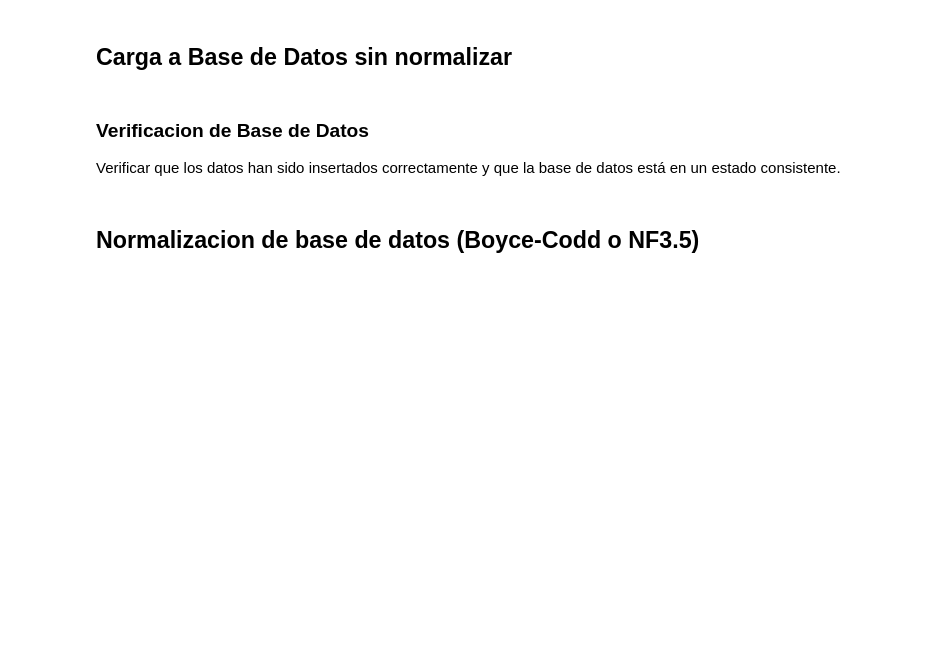
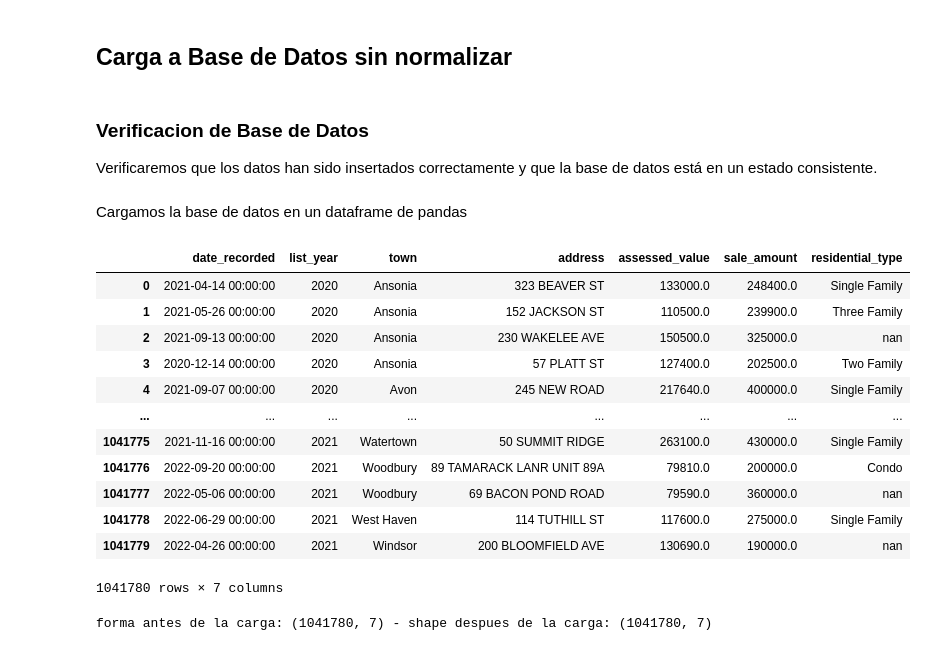
Before and after one commit to maxogod/ETL, a Jupyter notebook: BDD_TP.ipynb, the cells around one changed output. Saved outputs shown, nothing was run; the diff lists cells and outputs as text; code cells hidden in the pictures; blank space fills up the shorter version.

```diff
--- a/BDD_TP.ipynb
+++ b/BDD_TP.ipynb
@@ -487,7 +496,33 @@ conn.close()
 # %% [markdown]
 ### Verificacion de Base de Datos
 
-Verificar que los datos han sido insertados correctamente y que la base de datos está en
+Verificaremos que los datos han sido insertados correctamente y que la base de datos está en
 un estado consistente.
-# %% [markdown]
-## Normalizacion de base de datos (Boyce-Codd o NF3.5)
+# %%
+# Connect to the database
+conn = sqlite3.connect(root_path + 'Dataset/sin_normalizar.sqlite3')
+cursor = conn.cursor()
+# %% [markdown]
+Cargamos la base de datos en un dataframe de pandas
+# %%
+query = 'SELECT * FROM real_estate'
+verif_df = pd.read_sql_query(query, conn)
+verif_df
+# %% [output]
+|  | date_recorded | list_year | town | address | assessed_value | sale_amount | residential_type |
+| 0 | 2021-04-14 00:00:00 | 2020 | Ansonia | 323 BEAVER ST | 133000.0 | 248400.0 | Single Family |
+| 1 | 2021-05-26 00:00:00 | 2020 | Ansonia | 152 JACKSON ST | 110500.0 | 239900.0 | Three Family |
+| 2 | 2021-09-13 00:00:00 | 2020 | Ansonia | 230 WAKELEE AVE | 150500.0 | 325000.0 | nan |
+| 3 | 2020-12-14 00:00:00 | 2020 | Ansonia | 57 PLATT ST | 127400.0 | 202500.0 | Two Family |
+| 4 | 2021-09-07 00:00:00 | 2020 | Avon | 245 NEW ROAD | 217640.0 | 400000.0 | Single Family |
+| ... | ... | ... | ... | ... | ... | ... | ... |
+| 1041775 | 2021-11-16 00:00:00 | 2021 | Watertown | 50 SUMMIT RIDGE | 263100.0 | 430000.0 | Single Family |
+| 1041776 | 2022-09-20 00:00:00 | 2021 | Woodbury | 89 TAMARACK LANR UNIT 89A | 79810.0 | 200000.0 | Condo |
+| 1041777 | 2022-05-06 00:00:00 | 2021 | Woodbury | 69 BACON POND ROAD | 79590.0 | 360000.0 | nan |
+| 1041778 | 2022-06-29 00:00:00 | 2021 | West Haven | 114 TUTHILL ST | 117600.0 | 275000.0 | Single Family |
+| 1041779 | 2022-04-26 00:00:00 | 2021 | Windsor | 200 BLOOMFIELD AVE | 130690.0 | 190000.0 | nan |
+1041780 rows × 7 columns
+# %%
+print(f"forma antes de la carga: {df.shape} - shape despues de la carga: {verif_df.shape}")
+# %% [output]
+forma antes de la carga: (1041780, 7) - shape despues de la carga: (1041780, 7)
```
Also changed, not shown: parts of 44 cells of this notebook.
